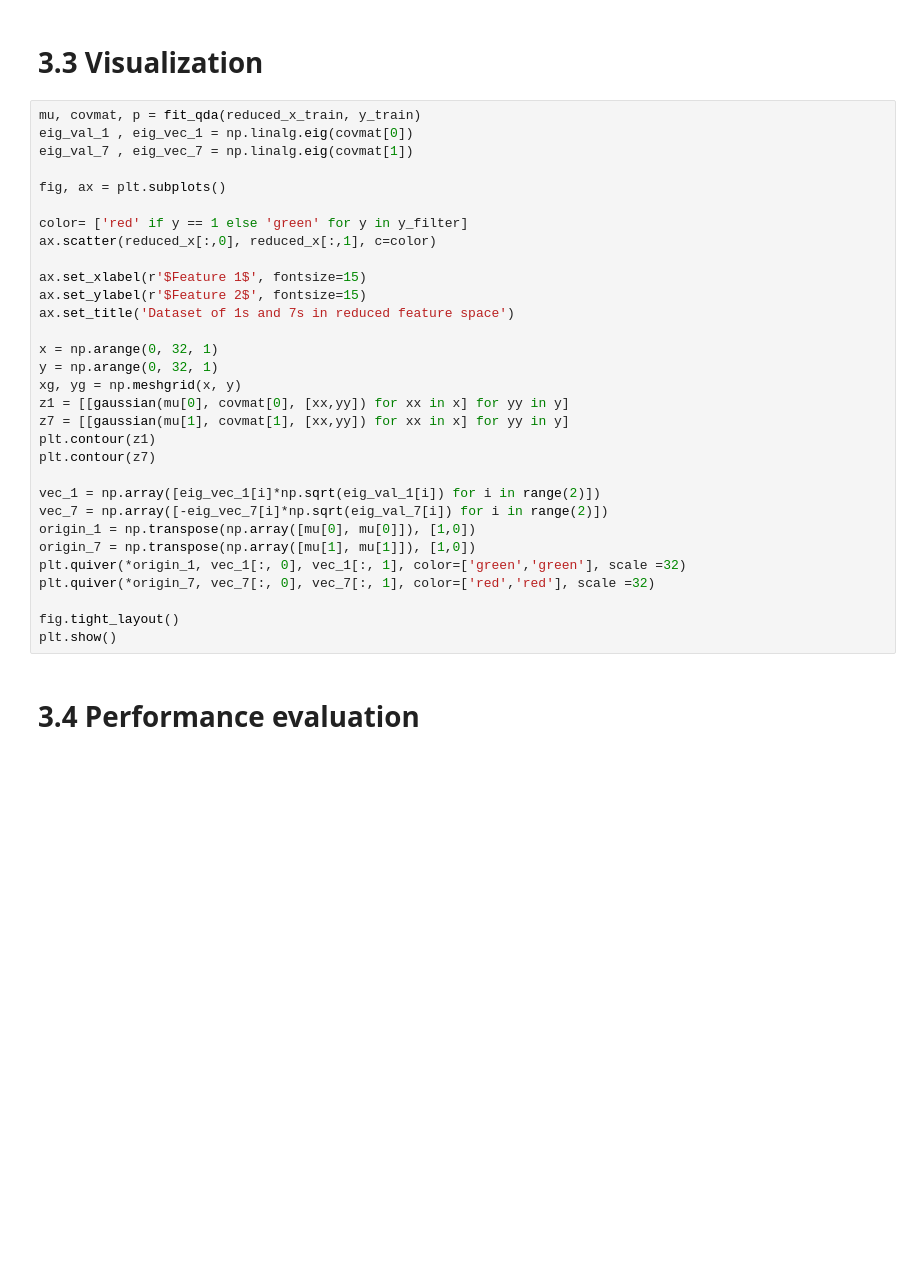
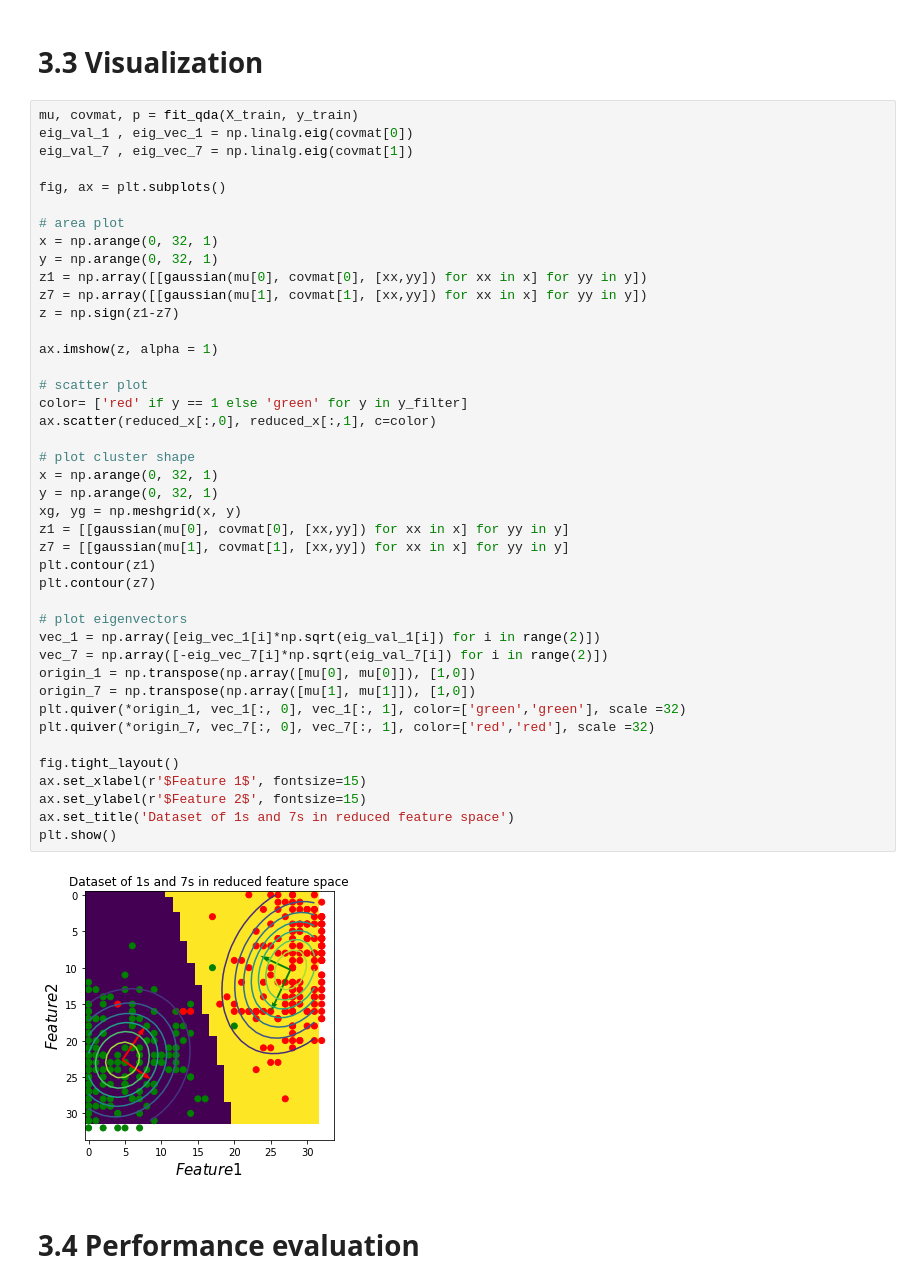
Before and after one commit to kdidi99/ml_fundamentals_hd, a Jupyter notebook: qda_lda.ipynb, the cells around one changed output. Saved outputs shown, nothing was run; the diff lists cells and outputs as text; blank space fills up the shorter version.

```diff
--- a/qda_lda.ipynb
+++ b/qda_lda.ipynb
@@ -296,35 +301,48 @@ IndexError: ignored
 # %% [markdown]
 # 3.3 Visualization
 # %%
-mu, covmat, p = fit_qda(reduced_x_train, y_train)
+mu, covmat, p = fit_qda(X_train, y_train)
 eig_val_1 , eig_vec_1 = np.linalg.eig(covmat[0])
 eig_val_7 , eig_vec_7 = np.linalg.eig(covmat[1])
 
 fig, ax = plt.subplots()
 
+# area plot
+x = np.arange(0, 32, 1)
+y = np.arange(0, 32, 1)
+z1 = np.array([[gaussian(mu[0], covmat[0], [xx,yy]) for xx in x] for yy in y])
+z7 = np.array([[gaussian(mu[1], covmat[1], [xx,yy]) for xx in x] for yy in y])
+z = np.sign(z1-z7)
+
+ax.imshow(z, alpha = 1)
+
+# scatter plot
 color= ['red' if y == 1 else 'green' for y in y_filter]
 ax.scatter(reduced_x[:,0], reduced_x[:,1], c=color)
 
-ax.set_xlabel(r'$Feature 1$', fontsize=15)
-ax.set_ylabel(r'$Feature 2$', fontsize=15)
-ax.set_title('Dataset of 1s and 7s in reduced feature space')
-
+# plot cluster shape
 x = np.arange(0, 32, 1)
 y = np.arange(0, 32, 1)
 xg, yg = np.meshgrid(x, y)
 z1 = [[gaussian(mu[0], covmat[0], [xx,yy]) for xx in x] for yy in y]
 z7 = [[gaussian(mu[1], covmat[1], [xx,yy]) for xx in x] for yy in y]
 plt.contour(z1)
 plt.contour(z7)
 
+# plot eigenvectors
 vec_1 = np.array([eig_vec_1[i]*np.sqrt(eig_val_1[i]) for i in range(2)])
 vec_7 = np.array([-eig_vec_7[i]*np.sqrt(eig_val_7[i]) for i in range(2)])
 origin_1 = np.transpose(np.array([mu[0], mu[0]]), [1,0])
 origin_7 = np.transpose(np.array([mu[1], mu[1]]), [1,0])
 plt.quiver(*origin_1, vec_1[:, 0], vec_1[:, 1], color=['green','green'], scale =32)
 plt.quiver(*origin_7, vec_7[:, 0], vec_7[:, 1], color=['red','red'], scale =32)
 
 fig.tight_layout()
+ax.set_xlabel(r'$Feature 1$', fontsize=15)
+ax.set_ylabel(r'$Feature 2$', fontsize=15)
+ax.set_title('Dataset of 1s and 7s in reduced feature space')
 plt.show()
+# %% [output]
+[figure, added]
 # %% [markdown]
 # 3.4 Performance evaluation
```
Also changed, not shown: parts of 4 cells of this notebook.
